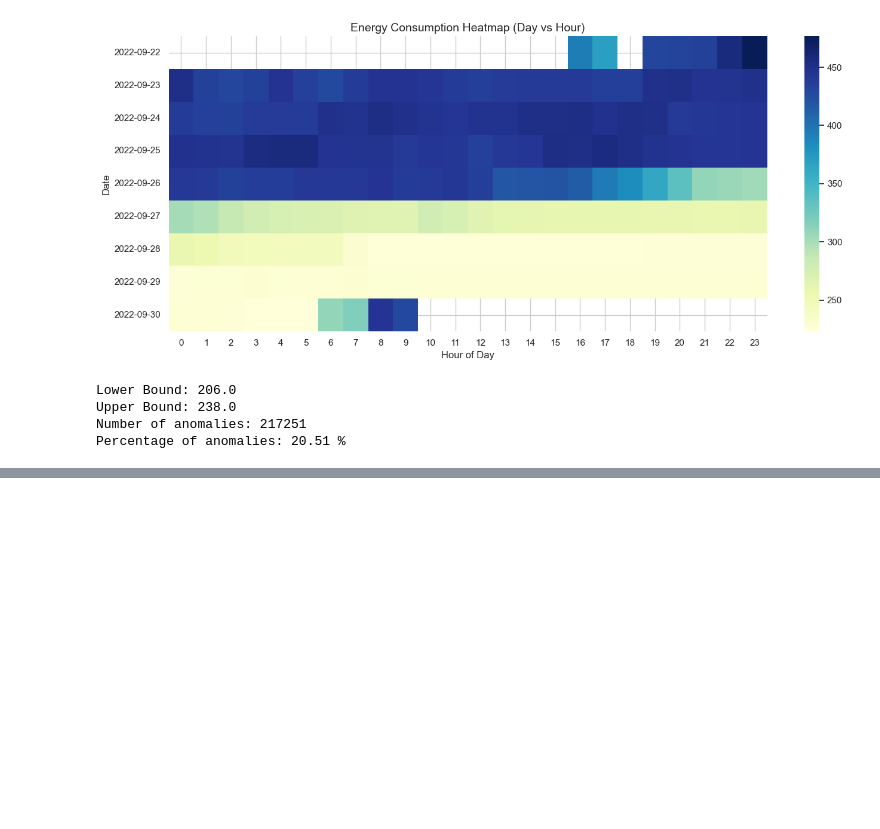
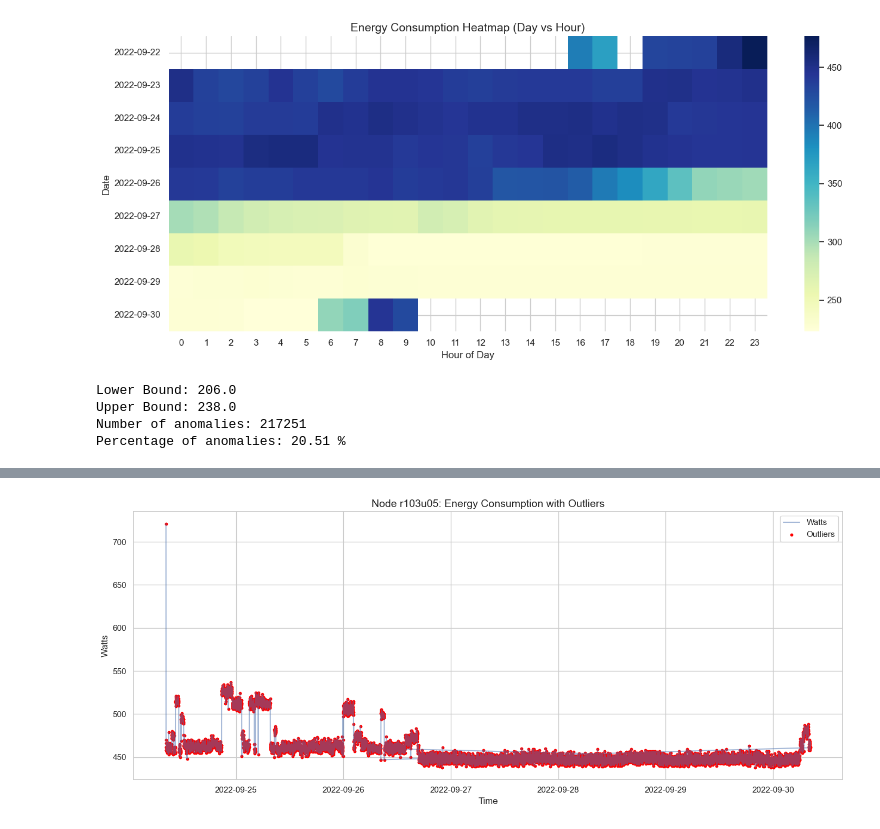
Before and after one commit to onurbalicc/llm-sustainability-analysis, a Jupyter notebook: notebooks/02_feature_engineering.ipynb, the cells around one changed output, grey strips where cells are left out. Cells and saved outputs as stored; diff of their text form; code cells hidden in the pictures; blank space fills up the shorter version.

```diff
--- a/notebooks/02_feature_engineering.ipynb
+++ b/notebooks/02_feature_engineering.ipynb
@@ -188,0 +225,19 @@ Percentage of anomalies: 20.51 %
+# %%
+# ==========================
+# Time Series with Outliers
+# ==========================
+
+sample_node = df[df["node"] == "r103u05"].copy()  # örnek bir node
+plt.figure(figsize=(14, 6))
+plt.plot(sample_node["timestamp"], sample_node["watts"], label="Watts", alpha=0.5)
+plt.scatter(sample_node.loc[sample_node["is_outlier"], "timestamp"],
+            sample_node.loc[sample_node["is_outlier"], "watts"],
+            color="red", label="Outliers", s=10)
+plt.title("Node r103u05: Energy Consumption with Outliers", fontsize=14)
+plt.xlabel("Time")
+plt.ylabel("Watts")
+plt.legend()
+plt.tight_layout()
+plt.show()
+# %% [output]
+[figure, added]
```
Also changed, not shown: parts of 8 cells of this notebook.
